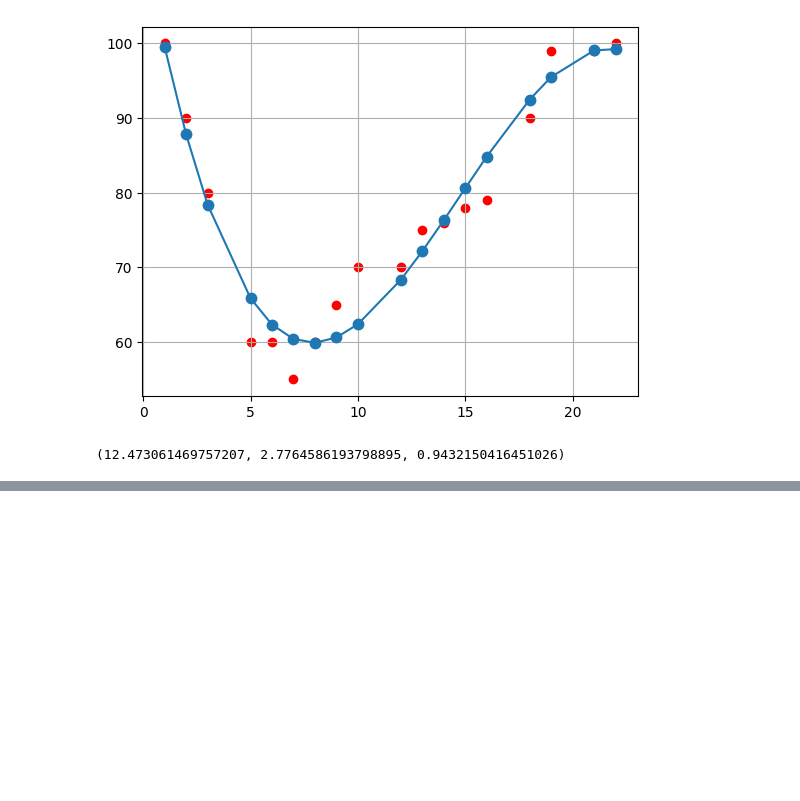
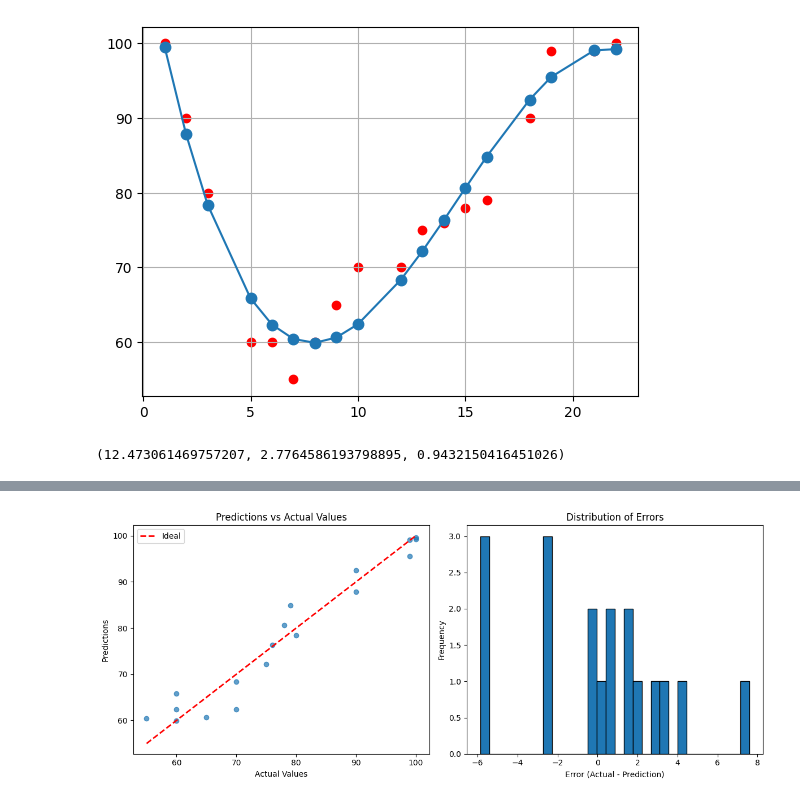
Before and after one commit to 0xV4h3/SmartCode, a Jupyter notebook: ML/Lessons/myNotes/PolynomialRegression.ipynb, the cells around one changed output, grey strips where cells are left out. Cells and saved outputs as stored; diff of their text form; code cells hidden in the pictures; blank space fills up the shorter version.

Commit message:
detailed analysis with regression_report and regression_plots functions

```diff
--- a/ML/Lessons/myNotes/PolynomialRegression.ipynb
+++ b/ML/Lessons/myNotes/PolynomialRegression.ipynb
@@ -115,0 +133,24 @@ mse, mae, r2
+# %%
+def regression_plots(y_true, y_pred):
+    plt.figure(figsize=(12, 5))
+
+    plt.subplot(1, 2, 1)
+    plt.scatter(y_true, y_pred, alpha=0.7)
+    plt.plot(
+        [y_true.min(), y_true.max()],
+        [y_true.min(), y_true.max()],
+        'r--', lw=2, label='Ideal'
+    )
+    plt.xlabel('Actual Values')
+    plt.ylabel('Predictions')
+    plt.title('Predictions vs Actual Values')
+    plt.legend()
+
+    plt.subplot(1, 2, 2)
+    errors = y_true - y_pred
+    plt.hist(errors, bins=30, edgecolor='black')
+    plt.xlabel('Error (Actual - Prediction)')
+    plt.ylabel('Frequency')
+    plt.title('Distribution of Errors')
+    plt.tight_layout()
+    plt.show()
@@ -115,0 +170,4 @@ mse, mae, r2
+# %%
+regression_plots(y, preds)
+# %% [output]
+[figure, added]
```
Also changed, not shown: parts of 3 cells of this notebook.
